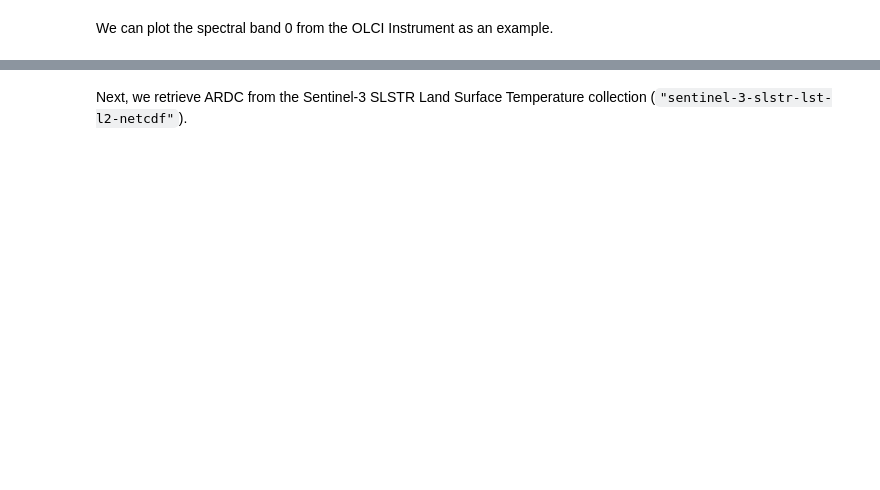
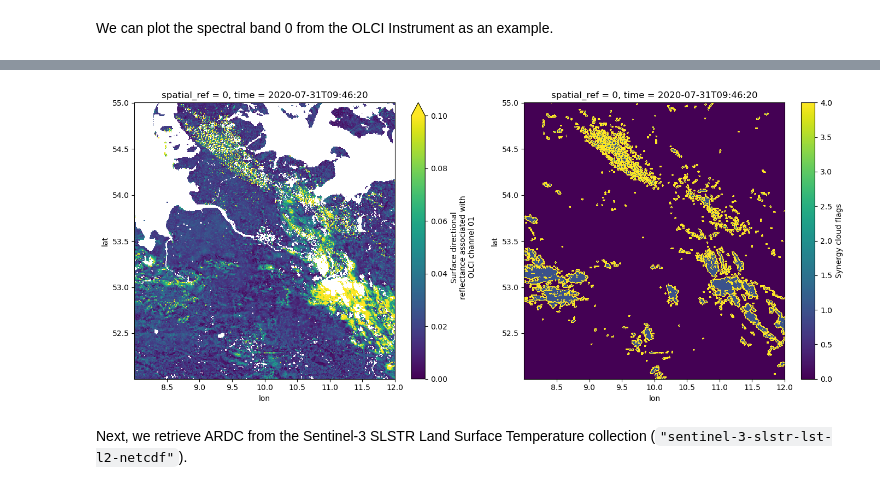
Before and after one commit to xcube-dev/xcube-stac, a Jupyter notebook: examples/notebooks/sentinel_3_planetary_computer.ipynb, the cells around one changed output, grey strips where cells are left out. Cells and saved outputs as stored; diff of their text form; code cells hidden in the pictures; blank space fills up the shorter version.

Commit message:
flags added

```diff
--- a/examples/notebooks/sentinel_3_planetary_computer.ipynb
+++ b/examples/notebooks/sentinel_3_planetary_computer.ipynb
@@ -185,0 +107,7 @@ Wall time: 10.8 s
+# %%
+%%time
+fig, ax = plt.subplots(1, 2, figsize=(14, 6))
+ds.SDR_Oa01[::4, ::4].plot(ax=ax[0], vmax=0.1, vmin=0.)
+ds.CLOUD_flags[::4, ::4].plot(ax=ax[1])
+plt.tight_layout()
+# %% [output]
@@ -186,3 +116,4 @@ Wall time: 10.8 s
+[figure, added]
 # %% [markdown]
 Next, we retrieve ARDC from the Sentinel-3 SLSTR Land Surface Temperature collection (`"sentinel-3-slstr-lst-l2-netcdf"`).
 # %%
```
Also changed, not shown: parts of 25 cells of this notebook, 6 other files.
